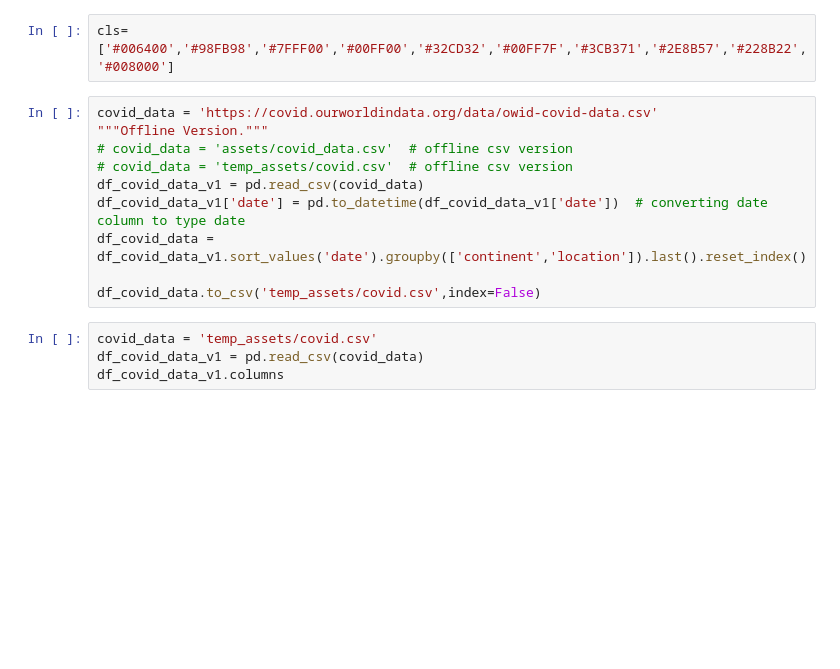
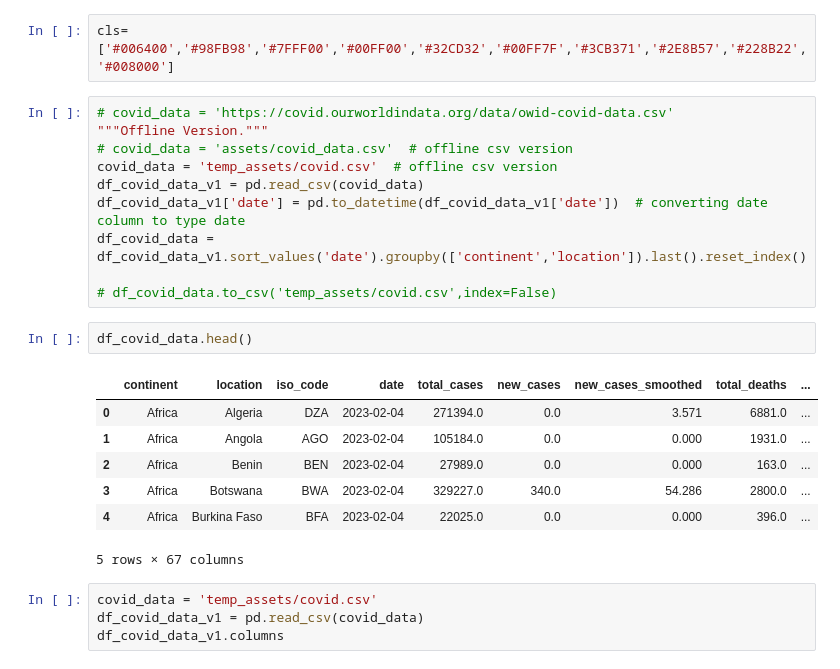
Before and after one commit to gyleodhis/rabetafrica, a Jupyter notebook: dev_book.ipynb, the cells around one changed output. Cells and saved outputs as stored; diff of their text form; blank space fills up the shorter version.

```diff
--- a/dev_book.ipynb
+++ b/dev_book.ipynb
@@ -9,15 +9,25 @@ import dash_daq as daq
 # %%
 cls=['#006400','#98FB98','#7FFF00','#00FF00','#32CD32','#00FF7F','#3CB371','#2E8B57','#228B22','#008000']
 # %%
-covid_data = 'https://covid.ourworldindata.org/data/owid-covid-data.csv'
+# covid_data = 'https://covid.ourworldindata.org/data/owid-covid-data.csv'
 """Offline Version."""
 # covid_data = 'assets/covid_data.csv'  # offline csv version
-# covid_data = 'temp_assets/covid.csv'  # offline csv version
+covid_data = 'temp_assets/covid.csv'  # offline csv version
 df_covid_data_v1 = pd.read_csv(covid_data)
 df_covid_data_v1['date'] = pd.to_datetime(df_covid_data_v1['date'])  # converting date column to type date
 df_covid_data = df_covid_data_v1.sort_values('date').groupby(['continent','location']).last().reset_index()
 
-df_covid_data.to_csv('temp_assets/covid.csv',index=False)
+# df_covid_data.to_csv('temp_assets/covid.csv',index=False)
+# %%
+df_covid_data.head()
+# %% [output]
+|  | continent | location | iso_code | date | total_cases | new_cases | new_cases_smoothed | total_deaths | ... |
+| 0 | Africa | Algeria | DZA | 2023-02-04 | 271394.0 | 0.0 | 3.571 | 6881.0 | ... |
+| 1 | Africa | Angola | AGO | 2023-02-04 | 105184.0 | 0.0 | 0.000 | 1931.0 | ... |
+| 2 | Africa | Benin | BEN | 2023-02-04 | 27989.0 | 0.0 | 0.000 | 163.0 | ... |
+| 3 | Africa | Botswana | BWA | 2023-02-04 | 329227.0 | 340.0 | 54.286 | 2800.0 | ... |
+| 4 | Africa | Burkina Faso | BFA | 2023-02-04 | 22025.0 | 0.0 | 0.000 | 396.0 | ... |
+5 rows × 67 columns
 # %%
 covid_data = 'temp_assets/covid.csv'
 df_covid_data_v1 = pd.read_csv(covid_data)
```
Also changed, not shown: parts of 11 cells of this notebook, 1 other file.
